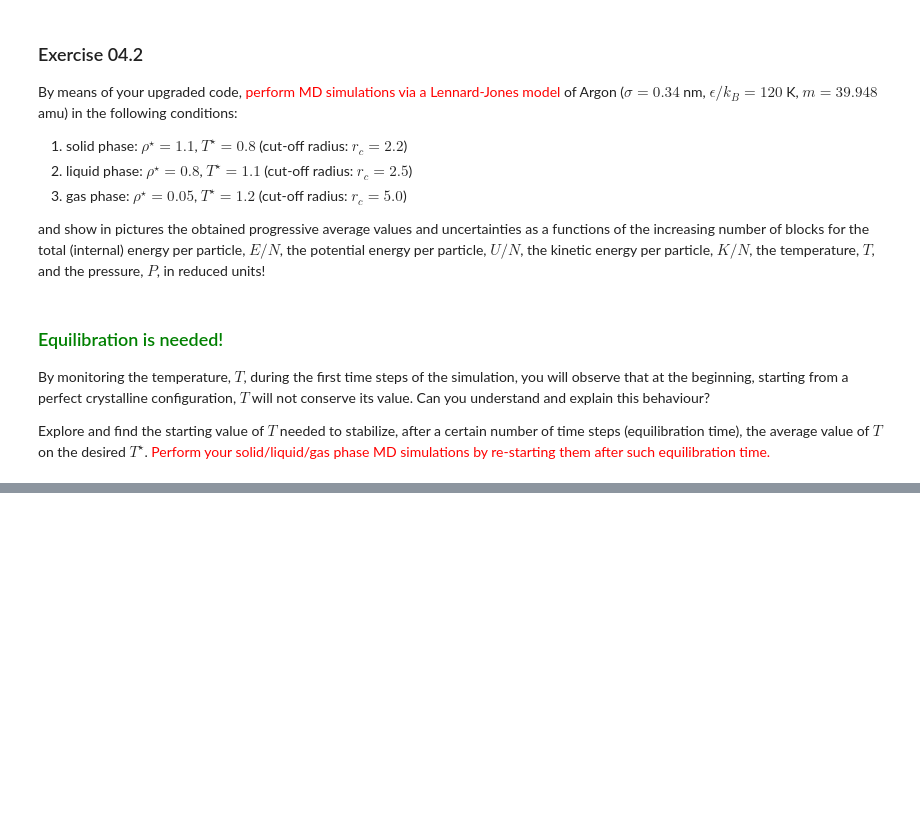
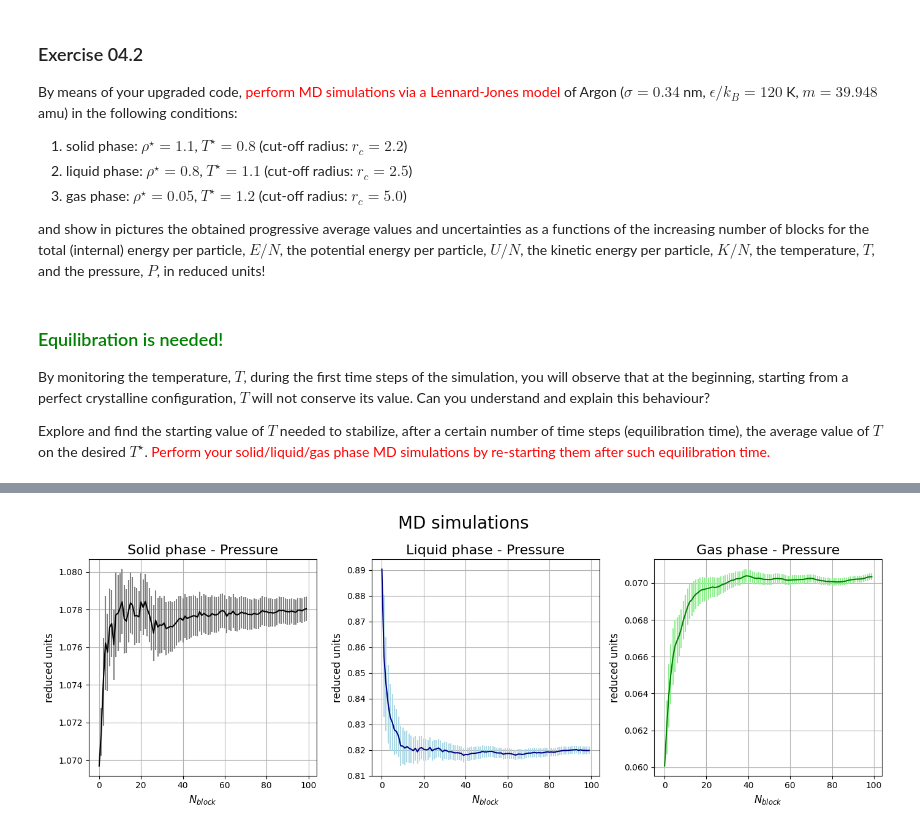
Before and after one commit to lazzerialberto/sim_numerica, a Jupyter notebook: lezione_4/LSN_Exercises_04.ipynb, the cells around one changed output, grey strips where cells are left out. Saved outputs shown, nothing was run; the diff lists cells and outputs as text; code cells hidden in the pictures; blank space fills up the shorter version.

```diff
--- a/lezione_4/LSN_Exercises_04.ipynb
+++ b/lezione_4/LSN_Exercises_04.ipynb
@@ -54,0 +104,30 @@ plt.show()
+# %%
+fig=plt.figure(figsize=(14,5))
+
+ax1=fig.add_subplot(1,3,1)
+ax1.errorbar(range(len(fin_solid)),fin_solid,yerr=err_solid,c='black',ecolor='grey')
+ax1.set_ylabel(r"reduced units", fontsize=12)
+ax1.set_xlabel(r"$N_{block}$",fontsize=12)
+ax1.grid(True)
+ax1.set_title("Solid phase - Pressure",fontsize=16)
+
+ax2=fig.add_subplot(1,3,2)
+ax2.errorbar(range(len(fin_liquid)),fin_liquid,yerr=err_liquid,c='navy',ecolor='lightblue')
+ax2.set_ylabel(r"reduced units", fontsize=12)
+ax2.set_xlabel(r"$N_{block}$",fontsize=12)
+ax2.grid(True)
+ax2.set_title("Liquid phase - Pressure",fontsize=16)
+
+ax3=fig.add_subplot(1,3,3)
+ax3.errorbar(range(len(fin_gas)),fin_gas,yerr=err_gas,c='green',ecolor='lightgreen')
+ax3.set_ylabel(r"reduced units", fontsize=12)
+ax3.set_xlabel(r"$N_{block}$",fontsize=12)
+ax3.grid(True)
+ax3.set_title("Gas phase - Pressure",fontsize=16)
+
+
+plt.suptitle(r"MD simulations",fontsize=20)
+plt.tight_layout()
+plt.show()
+# %% [output]
+[figure, added]
```
Also changed, not shown: parts of 5 cells of this notebook.
